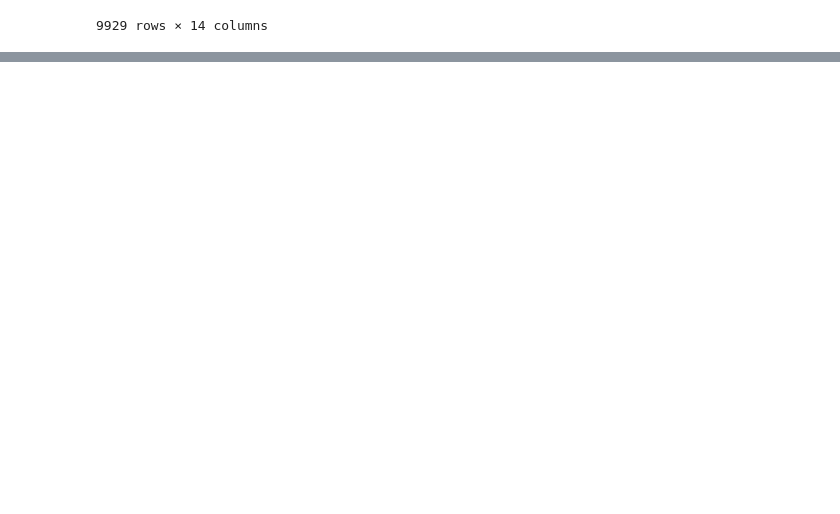
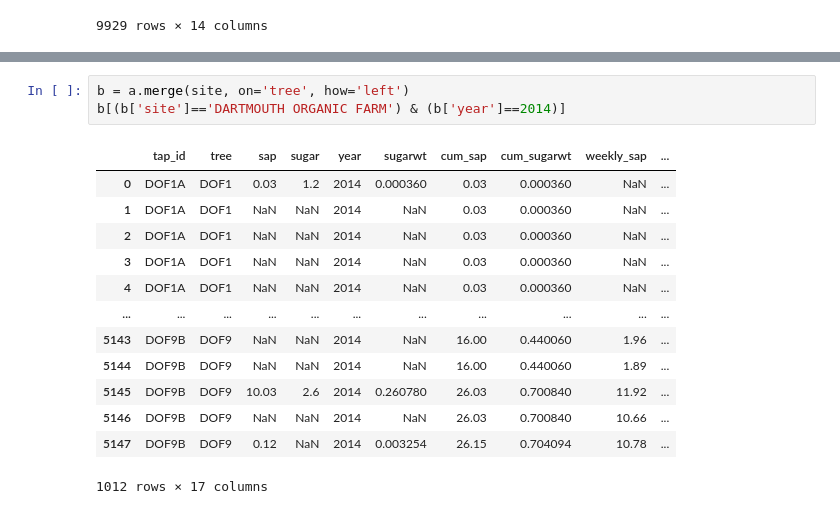
Before and after one commit to spentelow/sapflow, a Jupyter notebook: src/houle_analysis_norm.ipynb, the cells around one changed output, grey strips where cells are left out. Saved outputs shown, nothing was run; the diff lists cells and outputs as text; blank space fills up the shorter version.

```diff
--- a/src/houle_analysis_norm.ipynb
+++ b/src/houle_analysis_norm.ipynb
@@ -204,0 +252,17 @@ In [5]: a.reset_index().merge(b, how="left").set_index('index')n: missing sap va
+# %%
+b = a.merge(site, on='tree', how='left')
+b[(b['site']=='DARTMOUTH ORGANIC FARM') & (b['year']==2014)]
+# %% [output]
+|  | tap_id | tree | sap | sugar | year | sugarwt | cum_sap | cum_sugarwt | weekly_sap | ... |
+| 0 | DOF1A | DOF1 | 0.03 | 1.2 | 2014 | 0.000360 | 0.03 | 0.000360 | NaN | ... |
+| 1 | DOF1A | DOF1 | NaN | NaN | 2014 | NaN | 0.03 | 0.000360 | NaN | ... |
+| 2 | DOF1A | DOF1 | NaN | NaN | 2014 | NaN | 0.03 | 0.000360 | NaN | ... |
+| 3 | DOF1A | DOF1 | NaN | NaN | 2014 | NaN | 0.03 | 0.000360 | NaN | ... |
+| 4 | DOF1A | DOF1 | NaN | NaN | 2014 | NaN | 0.03 | 0.000360 | NaN | ... |
+| ... | ... | ... | ... | ... | ... | ... | ... | ... | ... | ... |
+| 5143 | DOF9B | DOF9 | NaN | NaN | 2014 | NaN | 16.00 | 0.440060 | 1.96 | ... |
+| 5144 | DOF9B | DOF9 | NaN | NaN | 2014 | NaN | 16.00 | 0.440060 | 1.89 | ... |
+| 5145 | DOF9B | DOF9 | 10.03 | 2.6 | 2014 | 0.260780 | 26.03 | 0.700840 | 11.92 | ... |
+| 5146 | DOF9B | DOF9 | NaN | NaN | 2014 | NaN | 26.03 | 0.700840 | 10.66 | ... |
+| 5147 | DOF9B | DOF9 | 0.12 | NaN | 2014 | 0.003254 | 26.15 | 0.704094 | 10.78 | ... |
+1012 rows × 17 columns
```
Also changed, not shown: parts of 8 cells of this notebook.
